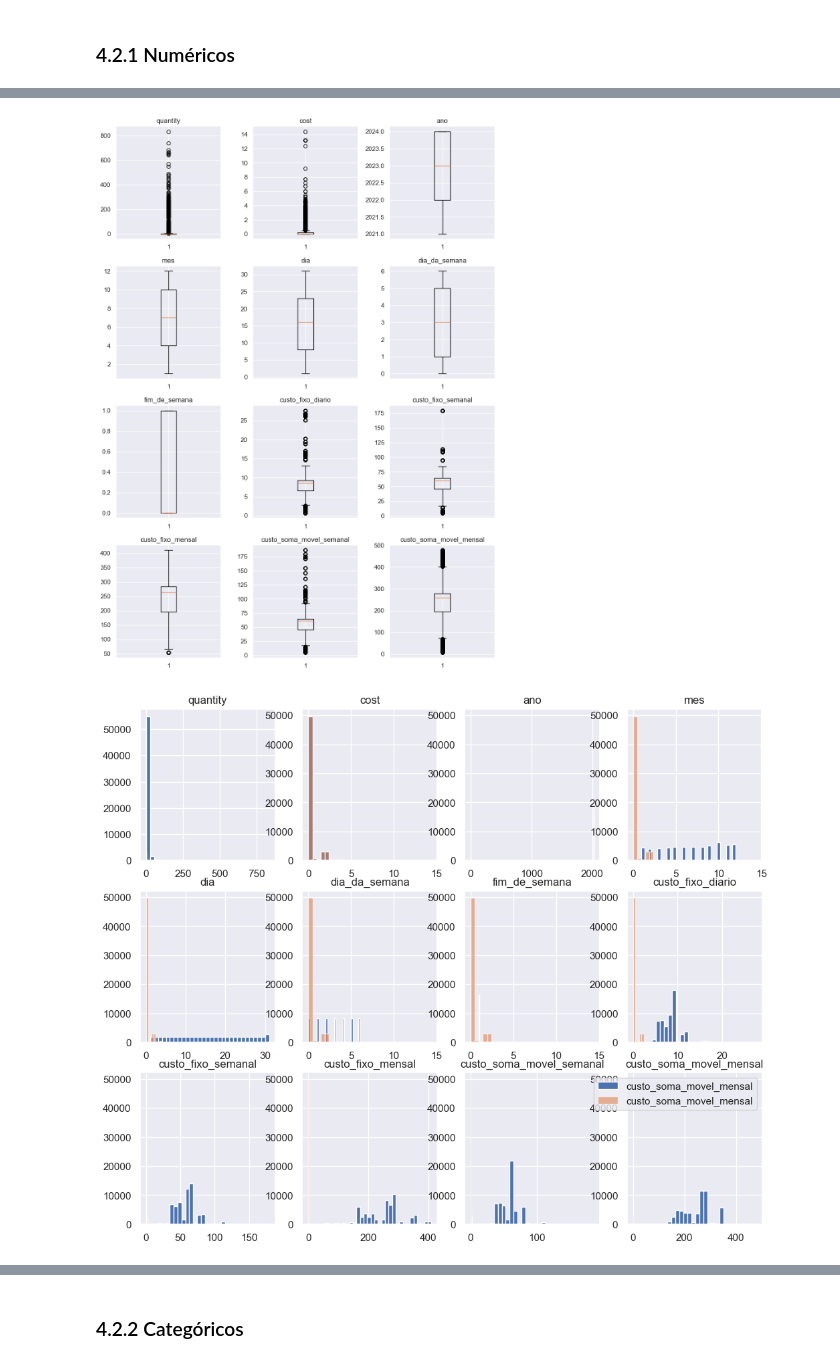
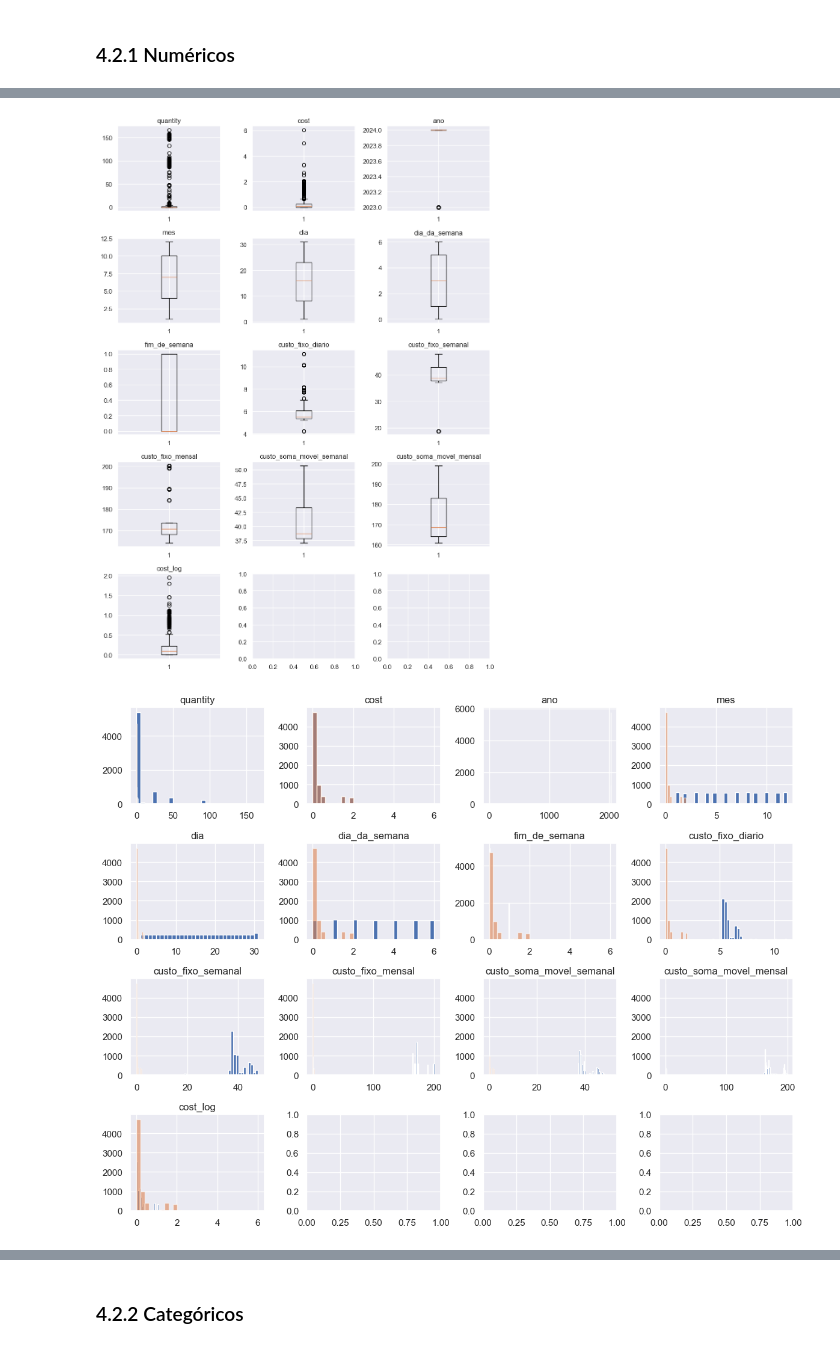
Before and after one commit to Gabrielnbr/modelo_unicin, a Jupyter notebook: notebooks/4_0_eda_pos_fe.ipynb, the cells around one changed output, grey strips where cells are left out. Drawn from its saved outputs; the diff is of its cells as text; code cells hidden in the pictures.

```diff
--- a/notebooks/4_0_eda_pos_fe.ipynb
+++ b/notebooks/4_0_eda_pos_fe.ipynb
@@ -128,3 +136,7 @@ Normalmente, os créditos são disponibilizados 30 dias antes.
+# %%
+df = df.loc[
+        (df['maquina']=='unicin') &
+        ((df['date']>='2023-10-31') & ((df['date']<='2024-10-30')))]
 # %% [markdown]
 ## 4.2 Análise Univariada
 # %%
@@ -132,6 +144,8 @@ df_numerico = df.select_dtypes(include=['int64', 'int32', 'float64'])
 df_categorico = df.select_dtypes(exclude=['int64', 'int32', 'float64','datetime64[ns]'])
 # %% [markdown]
 ### 4.2.1 Numéricos
+# %%
+df_numerico['cost_log'] = np.log1p(df_numerico['cost'])
 # %%
 estatistica_descritiva(df_numerico)
 # %% [output]
@@ -155,5 +170,5 @@ df_numerico.hist();
 # %%
-fig, axes = plt.subplots(4,3, figsize=(10, 15))
+fig, axes = plt.subplots(5,3, figsize=(10, 15))
 
 for ax, var in zip(axes.flatten(), df_numerico.columns):
     ax.boxplot(df_numerico[var])
@@ -163,16 +178,16 @@ for ax, var in zip(axes.flatten(), df_numerico.columns):
 plt.tight_layout(rect=[0, 0.03, 1, 0.95])
 plt.show()
 # %% [output]
-[figure, old version]
+[figure, new version]
 # %%
-fig, axes  = plt.subplots(3,4, figsize=(12, 10))
+fig, axes  = plt.subplots(4,4, figsize=(12, 10))
 
 for ax, var in zip(axes.flatten(), df_numerico.columns):
-    ax.hist(df[var], bins = 30, alpha=1, label = var)
-    ax.hist(df['cost'], bins = 30, alpha=0.6, label = var)
+    ax.hist(df_numerico[var], bins = 30, alpha=1, label = var)
+    ax.hist(df_numerico['cost'], bins = 30, alpha=0.6, label = var)
     ax.set_title(f'{var}')
 
-plt.legend()
+plt.tight_layout(rect=[0, 0.03, 1, 0.95])
 plt.show()
 # %% [output]
-[figure, old version]
+[figure, new version]
```
Also changed, not shown: parts of 20 cells of this notebook, 11 other files.
